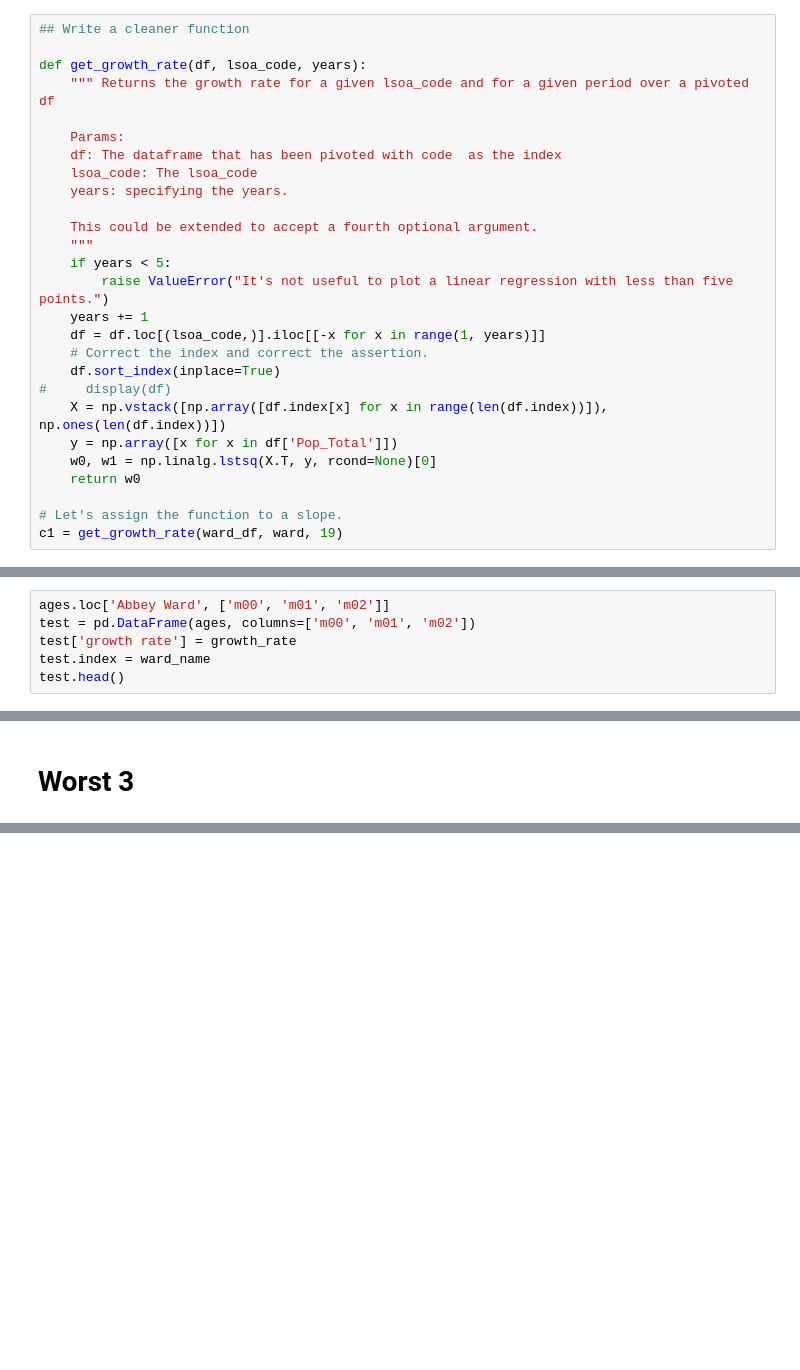
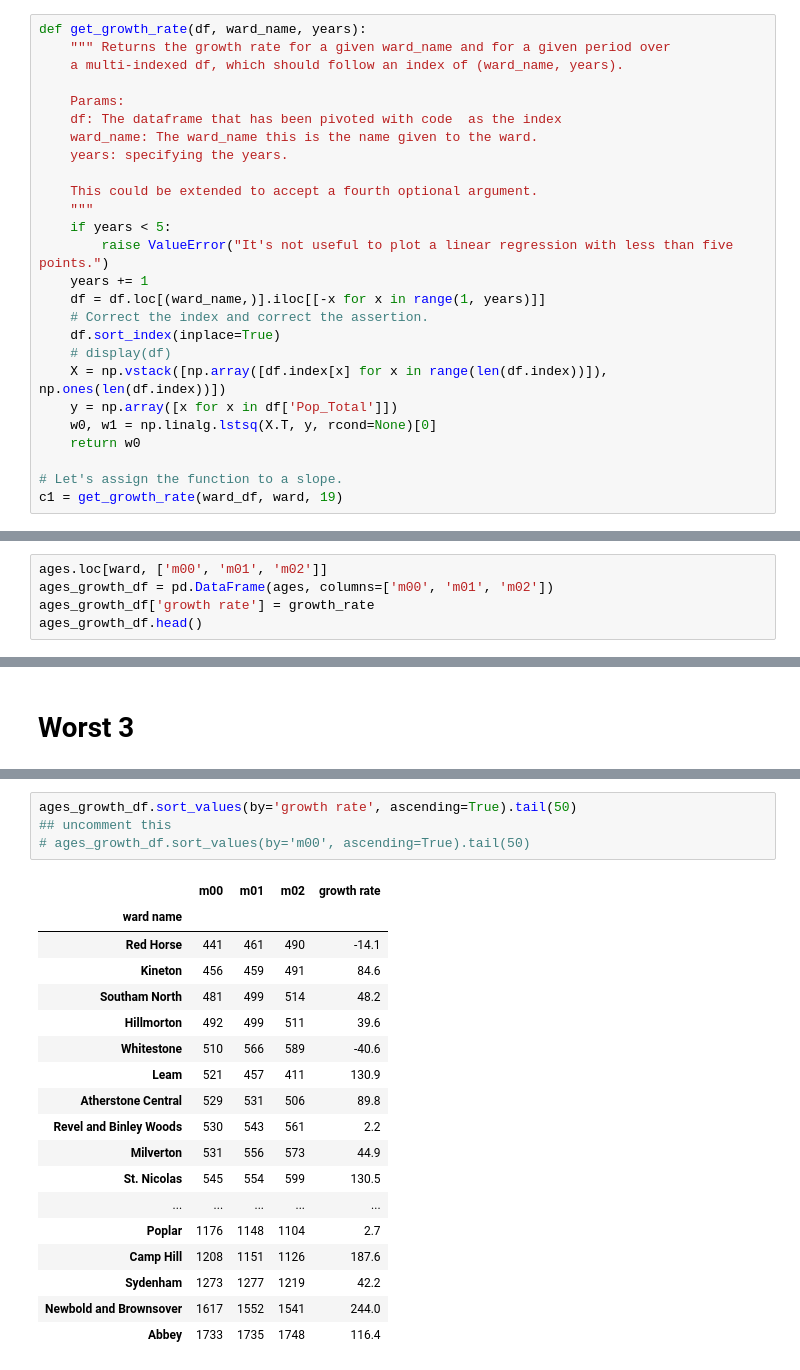
Before and after one commit to tom-foster-wcc/lga-code, a Jupyter notebook: lga_demo.ipynb, the cells around one changed output, grey strips where cells are left out. Cells and saved outputs as stored; diff of their text form; blank space fills up the shorter version.

```diff
--- a/lga_demo.ipynb
+++ b/lga_demo.ipynb
@@ -837,12 +849,11 @@ We will correct it.
 # %%
-## Write a cleaner function
-
-def get_growth_rate(df, lsoa_code, years):
-    """ Returns the growth rate for a given lsoa_code and for a given period over a pivoted df
+def get_growth_rate(df, ward_name, years):
+    """ Returns the growth rate for a given ward_name and for a given period over
+    a multi-indexed df, which should follow an index of (ward_name, years).
 
     Params:
     df: The dataframe that has been pivoted with code  as the index
-    lsoa_code: The lsoa_code
+    ward_name: The ward_name this is the name given to the ward.
     years: specifying the years.
 
     This could be extended to accept a fourth optional argument.
@@ -850,10 +861,10 @@ def get_growth_rate(df, lsoa_code, years):
     if years < 5:
         raise ValueError("It's not useful to plot a linear regression with less than five points.")
     years += 1
-    df = df.loc[(lsoa_code,)].iloc[[-x for x in range(1, years)]]
+    df = df.loc[(ward_name,)].iloc[[-x for x in range(1, years)]]
     # Correct the index and correct the assertion.
     df.sort_index(inplace=True)
-#     display(df)
+    # display(df)
     X = np.vstack([np.array([df.index[x] for x in range(len(df.index))]), np.ones(len(df.index))])
     y = np.array([x for x in df['Pop_Total']])
     w0, w1 = np.linalg.lstsq(X.T, y, rcond=None)[0]
@@ -877,6 +909,5 @@ ages.loc['Abbey Ward', ['m00', 'm01', 'm02', 'f00', 'f01', 'f02']]
 # %%
-ages.loc['Abbey Ward', ['m00', 'm01', 'm02']]
-test = pd.DataFrame(ages, columns=['m00', 'm01', 'm02'])
-test['growth rate'] = growth_rate
-test.index = ward_name
-test.head()
+ages.loc[ward, ['m00', 'm01', 'm02']]
+ages_growth_df = pd.DataFrame(ages, columns=['m00', 'm01', 'm02'])
+ages_growth_df['growth rate'] = growth_rate
+ages_growth_df.head()
@@ -910,0 +1037,23 @@ test.loc[['Abbey Ward', "Bishop's Tachbrook Ward", "Quinton Ward", 'Wellesbourne
+# %%
+ages_growth_df.sort_values(by='growth rate', ascending=True).tail(50)
+## uncomment this
+# ages_growth_df.sort_values(by='m00', ascending=True).tail(50)
+# %% [output]
+|  | m00 | m01 | m02 | growth rate |
+| ward name |  |  |  |  |
+| Red Horse | 441 | 461 | 490 | -14.1 |
+| Kineton | 456 | 459 | 491 | 84.6 |
+| Southam North | 481 | 499 | 514 | 48.2 |
+| Hillmorton | 492 | 499 | 511 | 39.6 |
+| Whitestone | 510 | 566 | 589 | -40.6 |
+| Leam | 521 | 457 | 411 | 130.9 |
+| Atherstone Central | 529 | 531 | 506 | 89.8 |
+| Revel and Binley Woods | 530 | 543 | 561 | 2.2 |
+| Milverton | 531 | 556 | 573 | 44.9 |
+| St. Nicolas | 545 | 554 | 599 | 130.5 |
+| ... | ... | ... | ... | ... |
+| Poplar | 1176 | 1148 | 1104 | 2.7 |
+| Camp Hill | 1208 | 1151 | 1126 | 187.6 |
+| Sydenham | 1273 | 1277 | 1219 | 42.2 |
+| Newbold and Brownsover | 1617 | 1552 | 1541 | 244.0 |
+| Abbey | 1733 | 1735 | 1748 | 116.4 |
```
Also changed, not shown: parts of 21 cells of this notebook, 1 other file.
